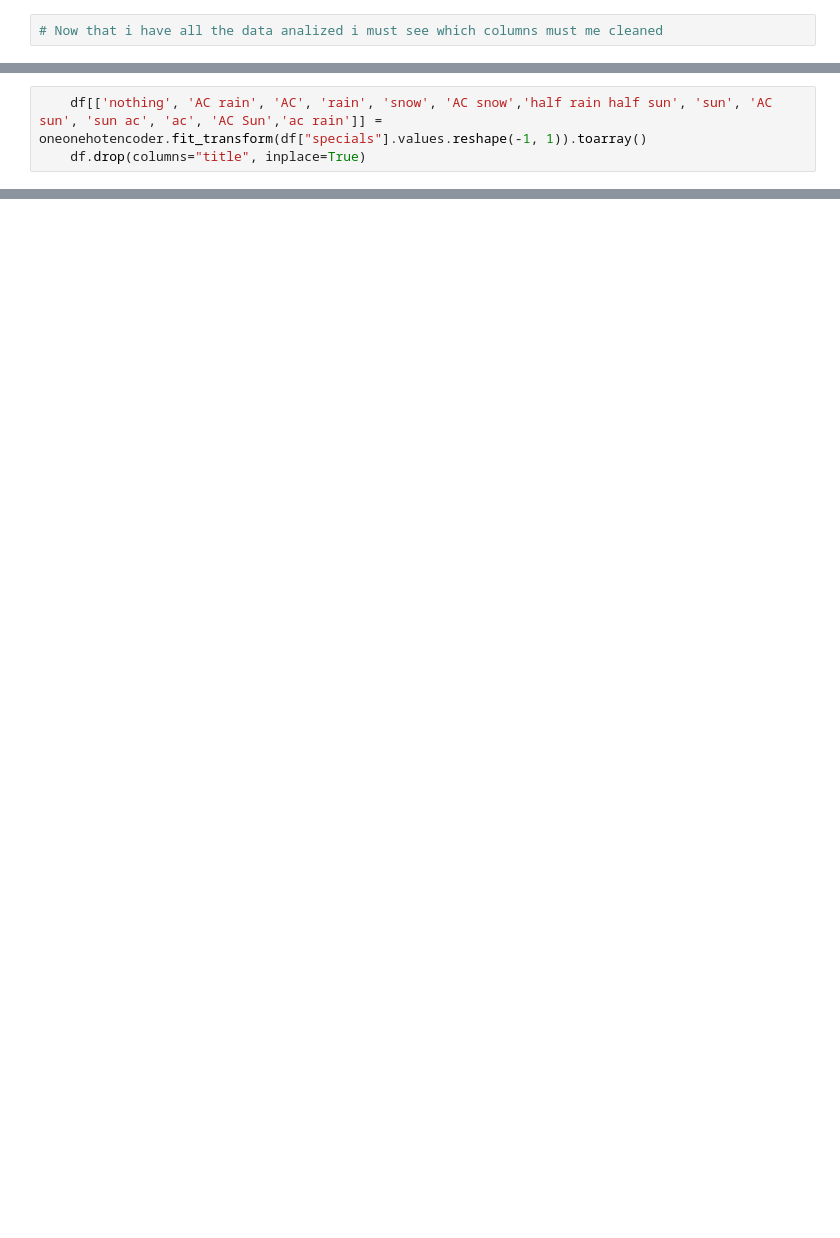
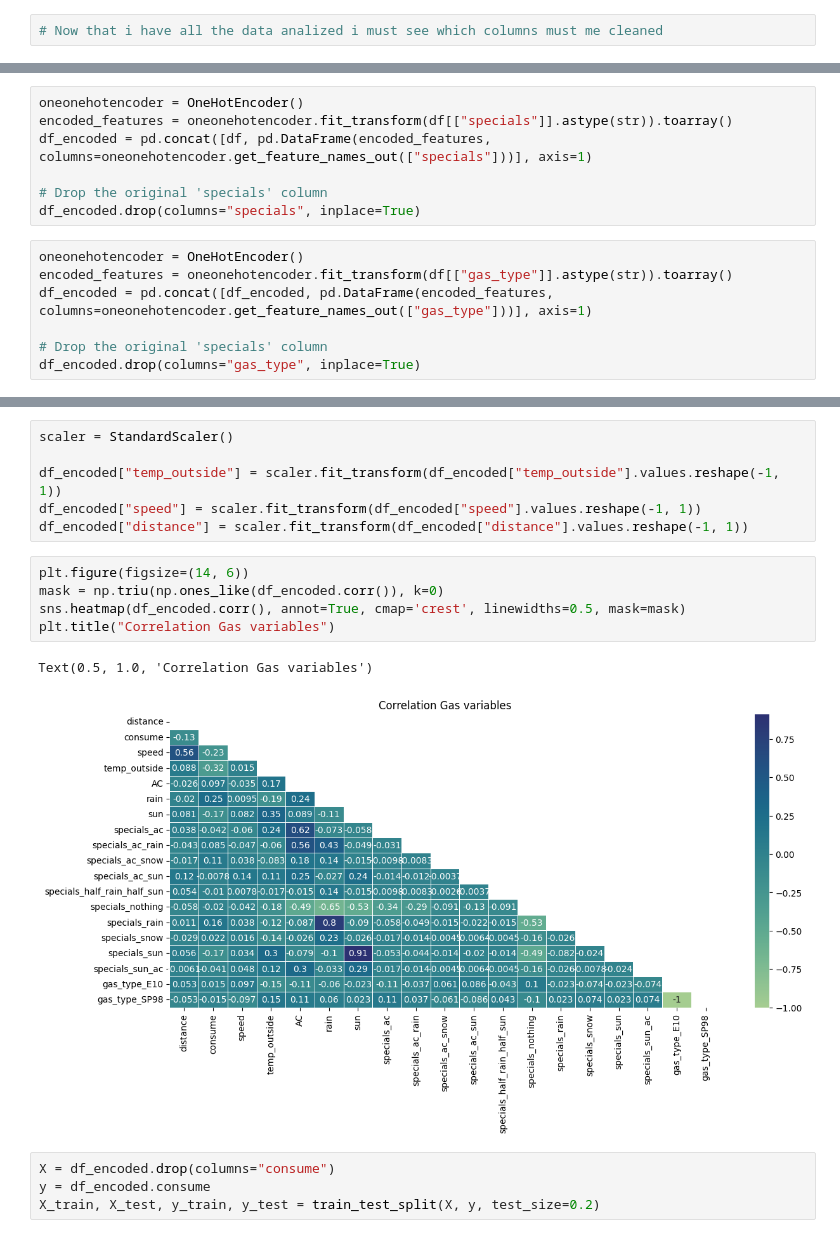
Before and after one commit to ironhack-edu/technical_challenge_DA, a Jupyter notebook: SRC/data_cleaning.ipynb, the cells around one changed output, grey strips where cells are left out. Saved outputs shown, nothing was run; the diff lists cells and outputs as text; blank space fills up the shorter version.

```diff
--- a/SRC/data_cleaning.ipynb
+++ b/SRC/data_cleaning.ipynb
@@ -99,3 +197,14 @@ unique_refill_gas
-# %%
-    df[['nothing', 'AC rain', 'AC', 'rain', 'snow', 'AC snow','half rain half sun', 'sun', 'AC sun', 'sun ac', 'ac', 'AC Sun','ac rain']] = oneonehotencoder.fit_transform(df["specials"].values.reshape(-1, 1)).toarray()
-    df.drop(columns="title", inplace=True)
+# %%
+oneonehotencoder = OneHotEncoder()
+encoded_features = oneonehotencoder.fit_transform(df[["specials"]].astype(str)).toarray()
+df_encoded = pd.concat([df, pd.DataFrame(encoded_features, columns=oneonehotencoder.get_feature_names_out(["specials"]))], axis=1)
+
+# Drop the original 'specials' column
+df_encoded.drop(columns="specials", inplace=True)
+# %%
+oneonehotencoder = OneHotEncoder()
+encoded_features = oneonehotencoder.fit_transform(df[["gas_type"]].astype(str)).toarray()
+df_encoded = pd.concat([df_encoded, pd.DataFrame(encoded_features, columns=oneonehotencoder.get_feature_names_out(["gas_type"]))], axis=1)
+
+# Drop the original 'specials' column
+df_encoded.drop(columns="gas_type", inplace=True)
@@ -101,0 +240,18 @@ unique_refill_gas
+# %%
+scaler = StandardScaler()
+
+df_encoded["temp_outside"] = scaler.fit_transform(df_encoded["temp_outside"].values.reshape(-1, 1))
+df_encoded["speed"] = scaler.fit_transform(df_encoded["speed"].values.reshape(-1, 1))
+df_encoded["distance"] = scaler.fit_transform(df_encoded["distance"].values.reshape(-1, 1))
+# %%
+plt.figure(figsize=(14, 6))
+mask = np.triu(np.ones_like(df_encoded.corr()), k=0)
+sns.heatmap(df_encoded.corr(), annot=True, cmap='crest', linewidths=0.5, mask=mask)
+plt.title("Correlation Gas variables")
+# %% [output]
+Text(0.5, 1.0, 'Correlation Gas variables')
+[figure, added]
+# %%
+X = df_encoded.drop(columns="consume")
+y = df_encoded.consume
+X_train, X_test, y_train, y_test = train_test_split(X, y, test_size=0.2)
```
Also changed, not shown: parts of 23 cells of this notebook.
